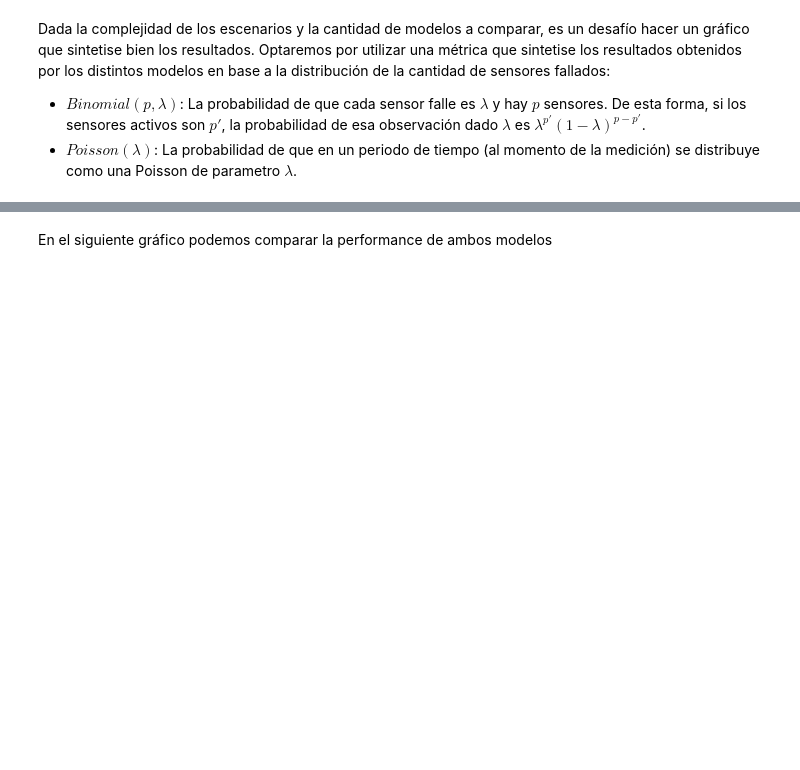
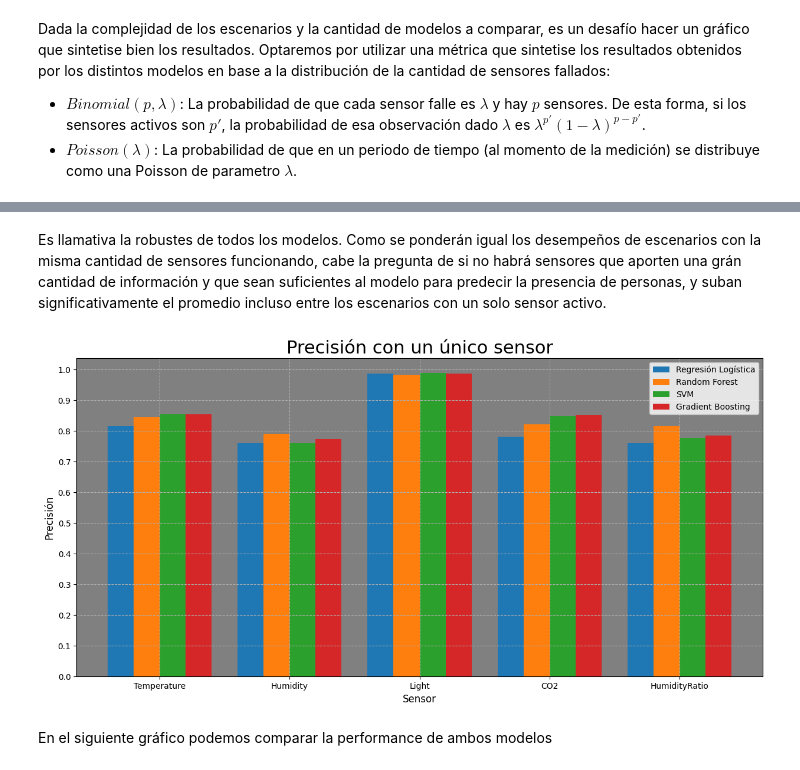
Before and after one commit to carlucho1/CONAIISI-2024-2, a Jupyter notebook: CONAIISI2024B.ipynb, the cells around one changed output, grey strips where cells are left out. Cells and saved outputs as stored; diff of their text form; code cells hidden in the pictures; blank space fills up the shorter version.

```diff
--- a/CONAIISI2024B.ipynb
+++ b/CONAIISI2024B.ipynb
@@ -312,3 +315,35 @@ fig.show()
+# %% [markdown]
+Es llamativa la robustes de todos los modelos. Como se ponderán igual los desempeños de escenarios con la misma cantidad de sensores funcionando, cabe la pregunta de si no habrá sensores que aporten una grán cantidad de información y que sean suficientes al modelo para predecir la presencia de personas, y suban significativamente el promedio incluso entre los escenarios con un solo sensor activo.
+# %%
+sensor_unico = [r for r in rsubconjuntos if len(r[0])==1]
+nombres = X_train.columns
+fig, ax = plt.subplots(1, 1, figsize=(15, 7))
+log_reg = [r[1][0][1] for r in sensor_unico]
+ran_for = [r[1][1][1] for r in sensor_unico]
+svm = [r[1][2][1] for r in sensor_unico]
+grad_boo = [r[1][3][1] for r in sensor_unico]
+
+x = np.arange(len(sensor_unico))
+ancho_barras = 0.2
+ax.bar(x - 3*ancho_barras/2, log_reg, ancho_barras, label='Regresión Logística')
+ax.bar(x - ancho_barras/2, ran_for, ancho_barras, label='Random Forest')
+ax.bar(x + ancho_barras/2, svm, ancho_barras, label='SVM')
+ax.bar(x + 3*ancho_barras/2, grad_boo, ancho_barras, label='Gradient Boosting')
+
+ax.set_xlabel('Sensor', fontsize=12)
+ax.set_ylabel('Precisión', fontsize=12)
+ax.set_title('Precisión con un único sensor', fontsize=22)
+ax.set_xticks(x)
+ax.set_xticklabels(nombres)
+ax.set_yticks(np.linspace(0,1,11))
+ax.set_yticks(np.linspace(0,1,21), minor=True)
+ax.legend()
+ax.grid(True, which='major', linestyle='--', linewidth=0.8)
+ax.set_facecolor("gray")
+# Mostrar el gráfico
+fig.show()
+# %% [output]
+[figure, added]
 # %% [markdown]
 En el siguiente gráfico podemos comparar la performance de ambos modelos
 # %% [markdown]
```
Also changed, not shown: parts of 6 cells of this notebook, 3 other files.
